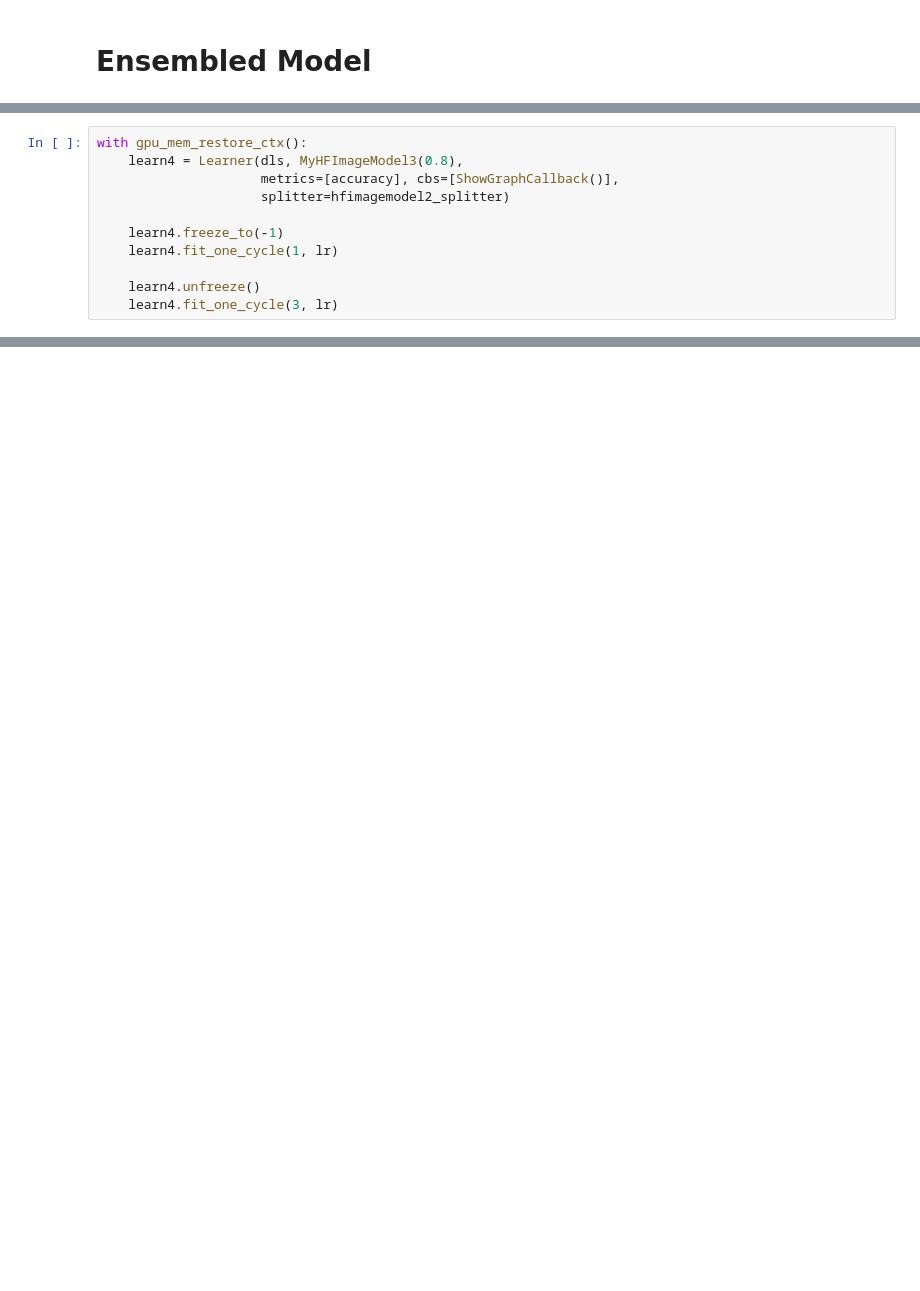
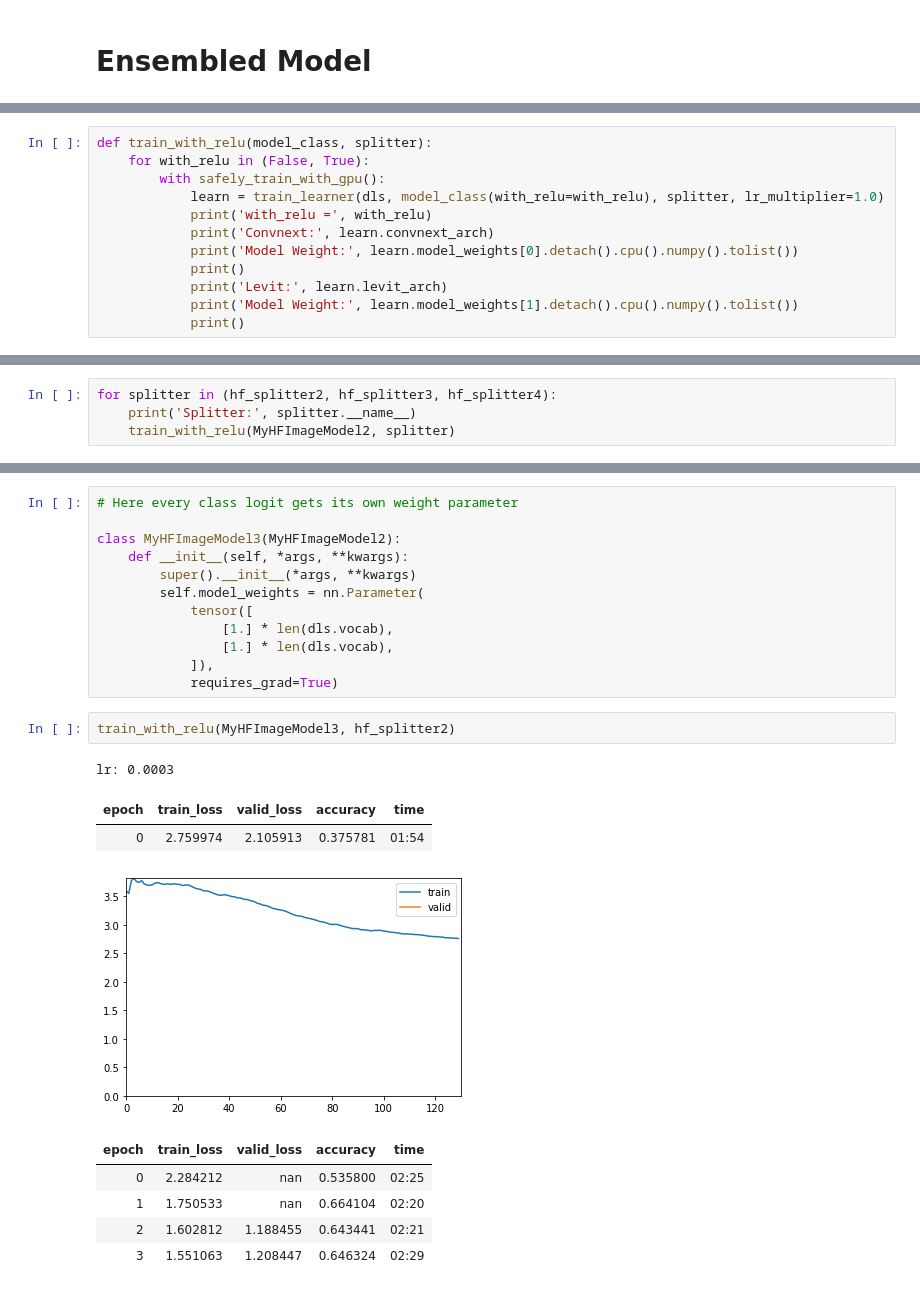
Before and after one commit to Jchang4/paddy-disease-classification, a Jupyter notebook: 5 - Image Ensembling.ipynb, the cells around one changed output, grey strips where cells are left out. Drawn from its saved outputs; the diff is of its cells as text; blank space fills up the shorter version.

```diff
--- a/5 - Image Ensembling.ipynb
+++ b/5 - Image Ensembling.ipynb
@@ -194,11 +83,0 @@ lr = 1e-2
-# %%
-with gpu_mem_restore_ctx():
-    learn4 = Learner(dls, MyHFImageModel3(0.8),
-                     metrics=[accuracy], cbs=[ShowGraphCallback()],
-                     splitter=hfimagemodel2_splitter)
-
-    learn4.freeze_to(-1)
-    learn4.fit_one_cycle(1, lr)
-
-    learn4.unfreeze()
-    learn4.fit_one_cycle(3, lr)
@@ -213,0 +84,12 @@ with gpu_mem_restore_ctx():
+# %%
+def train_with_relu(model_class, splitter):
+    for with_relu in (False, True):
+        with safely_train_with_gpu():
+            learn = train_learner(dls, model_class(with_relu=with_relu), splitter, lr_multiplier=1.0)
+            print('with_relu =', with_relu)
+            print('Convnext:', learn.convnext_arch)
+            print('Model Weight:', learn.model_weights[0].detach().cpu().numpy().tolist())
+            print()
+            print('Levit:', learn.levit_arch)
+            print('Model Weight:', learn.model_weights[1].detach().cpu().numpy().tolist())
+            print()
@@ -213,0 +137,4 @@ with gpu_mem_restore_ctx():
+# %%
+for splitter in (hf_splitter2, hf_splitter3, hf_splitter4):
+    print('Splitter:', splitter.__name__)
+    train_with_relu(MyHFImageModel2, splitter)
@@ -213,0 +162,24 @@ with gpu_mem_restore_ctx():
+# %%
+# Here every class logit gets its own weight parameter
+
+class MyHFImageModel3(MyHFImageModel2):
+    def __init__(self, *args, **kwargs):
+        super().__init__(*args, **kwargs)
+        self.model_weights = nn.Parameter(
+            tensor([
+                [1.] * len(dls.vocab),
+                [1.] * len(dls.vocab),
+            ]),
+            requires_grad=True)
+# %%
+train_with_relu(MyHFImageModel3, hf_splitter2)
+# %% [output]
+lr: 0.0003
+| epoch | train_loss | valid_loss | accuracy | time |
+| 0 | 2.759974 | 2.105913 | 0.375781 | 01:54 |
+[figure, added]
+| epoch | train_loss | valid_loss | accuracy | time |
+| 0 | 2.284212 | nan | 0.535800 | 02:25 |
+| 1 | 1.750533 | nan | 0.664104 | 02:20 |
+| 2 | 1.602812 | 1.188455 | 0.643441 | 02:21 |
+| 3 | 1.551063 | 1.208447 | 0.646324 | 02:29 |
```
Also changed, not shown: parts of 37 cells of this notebook.
